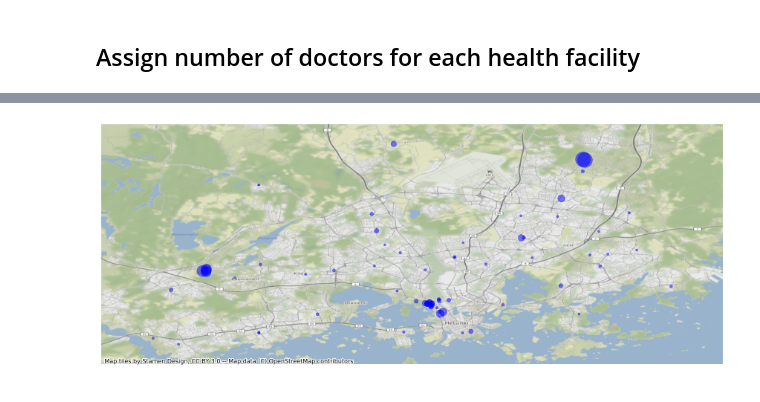
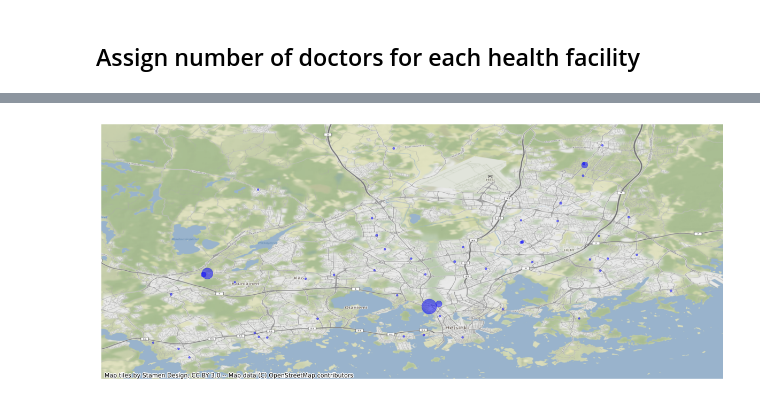
Before and after one commit to AaltoGIS/data-preparations, a Jupyter notebook: Preparing_hospital_data.ipynb, the cells around one changed output, grey strips where cells are left out. Saved outputs shown, nothing was run; the diff lists cells and outputs as text; code cells hidden in the pictures.

Commit message:
Update hospital parsing

```diff
--- a/Preparing_hospital_data.ipynb
+++ b/Preparing_hospital_data.ipynb
@@ -169,8 +195,8 @@ Espoo doctors per station (n=11) 25.16973181818182
 # %%
 # Number of Uni hospitals
-hki_unihosp_cnt = hki["service_en"].value_counts()["university hospitals"]
-vantaa_unihosp_cnt = vantaa["service_en"].value_counts()["university hospitals"]
-espoo_unihosp_cnt = espoo["service_en"].value_counts()["university hospitals"]
+hki_unihosp_cnt = hki["uni_hospital"].sum()
+vantaa_unihosp_cnt = vantaa["uni_hospital"].sum()
+espoo_unihosp_cnt = espoo["uni_hospital"].sum()
 
 # Number of doctors per Uni hospital
 hki_doctors_per_unihosp = (hki_doctors * uni_hospital_share) / hki_unihosp_cnt
@@ -187,8 +213,8 @@ Espoo doctors per Uni hospital (n=3) 203.03583666666668
 # %%
 # Number of Muni hospitals
-hki_munihosp_cnt = hki["service_en"].value_counts()["city or municipal hospitals"]
-vantaa_munihosp_cnt = vantaa["service_en"].value_counts()["city or municipal hospitals"]
-espoo_munihosp_cnt = espoo["service_en"].value_counts()["city or municipal hospitals"]
+hki_munihosp_cnt = hki["city_hospital"].sum()
+vantaa_munihosp_cnt = vantaa["city_hospital"].sum()
+espoo_munihosp_cnt = espoo["city_hospital"].sum()
 
 # Number of doctors per Muni hospital
 hki_doctors_per_munihosp = (hki_doctors * muni_hospital_share) / hki_munihosp_cnt
@@ -292,8 +319,12 @@ Espoo physician count: 747
 # %%
 # Merge the data
-final = pd.concat([hki, espoo, vantaa, kauniainen], ignore_index=True)
+combined = pd.concat([hki, espoo, vantaa, kauniainen], ignore_index=True)
+
+# Assign names for different type of health facilities
+combined["facility_type"] = None
+combined.loc[combined["health_station"]==1 , "facility_type"] = "health-station"
+combined.loc[combined["uni_hospital"]==1 , "facility_type"] = "university-hospital"
+combined.loc[combined["city_hospital"]==1 , "facility_type"] = "city-hospital"
 
 # Select only relevant columns
-final = final[['name_en', 'address_zip', 'address_city_en',
-               'service_en', 'datanomistaja', 'geometry',
-               'physician_cnt']]
+combined = combined[['name_fi', 'name_en', "facility_type", 'address_zip', 'address_city_en',  'geometry', 'physician_cnt']]
@@ -299,0 +375,16 @@ final = final[['name_en', 'address_zip', 'address_city_en',
+# %%
+# Puistosairaala offers plastic surgery etc. Töölö hospital will be closed very soon and those services are moved to Siltasairaala in Meilahti
+# Drop the first one and combine the latter with Meilahti
+toolo_cnt = final_gdf.loc[final_gdf["name_fi"]=="Töölön sairaala; Tapaturma-asema, Töölön sairaala", "physician_cnt"].values[0]
+mask = final_gdf["name_fi"]=='Meilahden tornisairaala; Meilahden kolmiosairaala; Haartmanin sairaala'
+meilahti_cnt = final_gdf.loc[mask, "physician_cnt"].values[0]
+new_cnt = toolo_cnt + meilahti_cnt
+
+# Apply new count
+final_gdf.loc[mask, "physician_cnt"] = new_cnt
+
+# Add 'Siltasairaala' to list
+final_gdf.loc[mask, "name_fi"] = 'Meilahden tornisairaala; Meilahden kolmiosairaala; Haartmanin sairaala; Siltasairaala'
+final_gdf.loc[mask, "name_en"] = 'Meilahti Tower Hospital; Meilahti Triangle Hospital; Haartman Hospital; Meilahti Bridge Hospital'
+
+final_gdf = final_gdf.loc[~final_gdf["name_fi"].isin(["Puistosairaala", "Töölön sairaala; Tapaturma-asema, Töölön sairaala"])]
@@ -300,16 +405,16 @@ final = final[['name_en', 'address_zip', 'address_city_en',
 # %%
 fig, ax = plt.subplots(figsize=(15,15))
 
 gplt.pointplot(
-                final,
+                final_gdf,
                 ax=ax, limits=(2.5, 20),
                 scale="physician_cnt",
                 lw=0.5,
                 color="blue",
                 alpha=0.5
 )
-cx.add_basemap(ax, crs=final.crs.to_string())
+cx.add_basemap(ax, crs=final_gdf.crs.to_string())
 # %% [output]
-[figure, old version]
+[figure, new version]
 # %%
 # Save to disk
```
Also changed, not shown: parts of 33 cells of this notebook.
